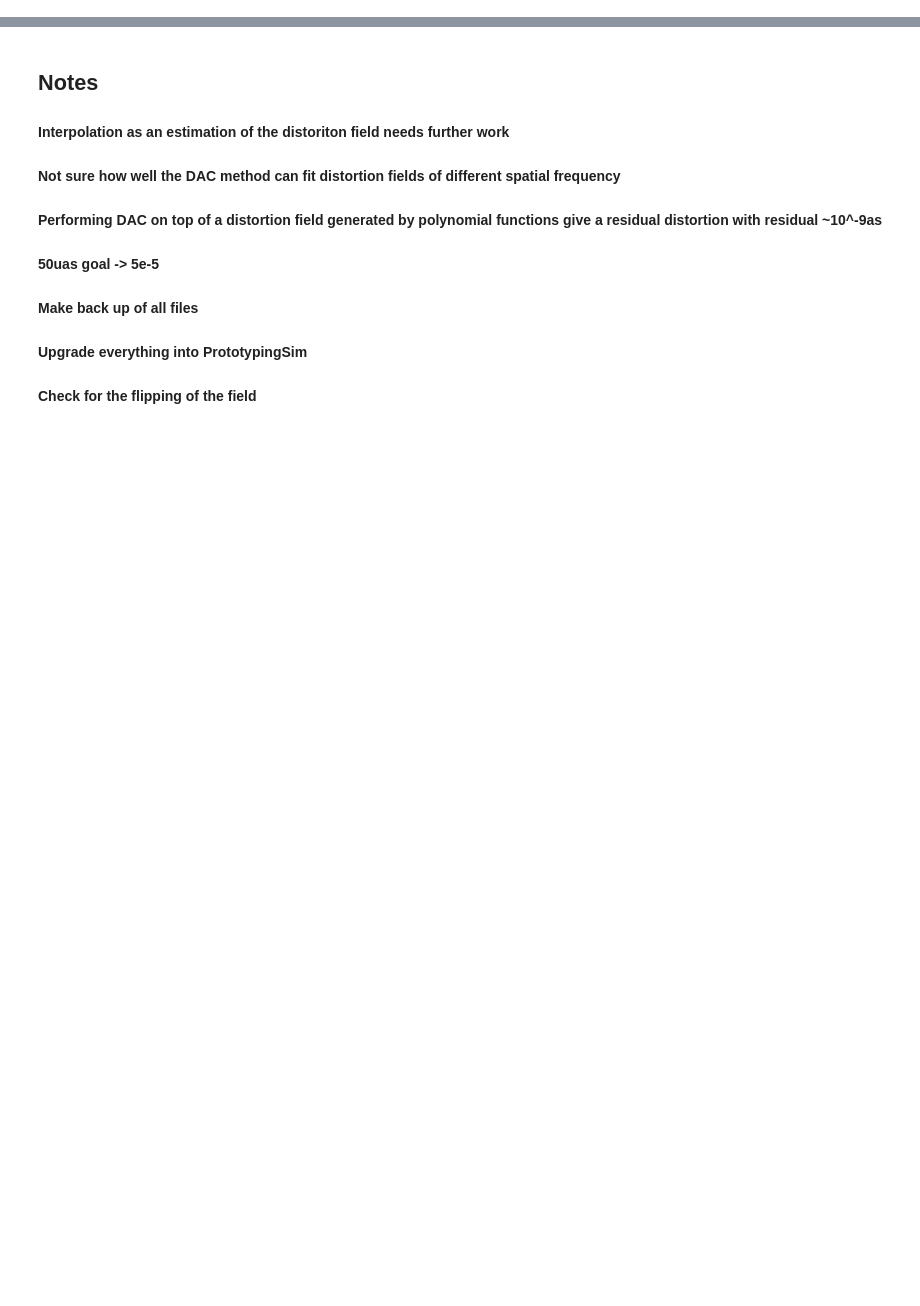
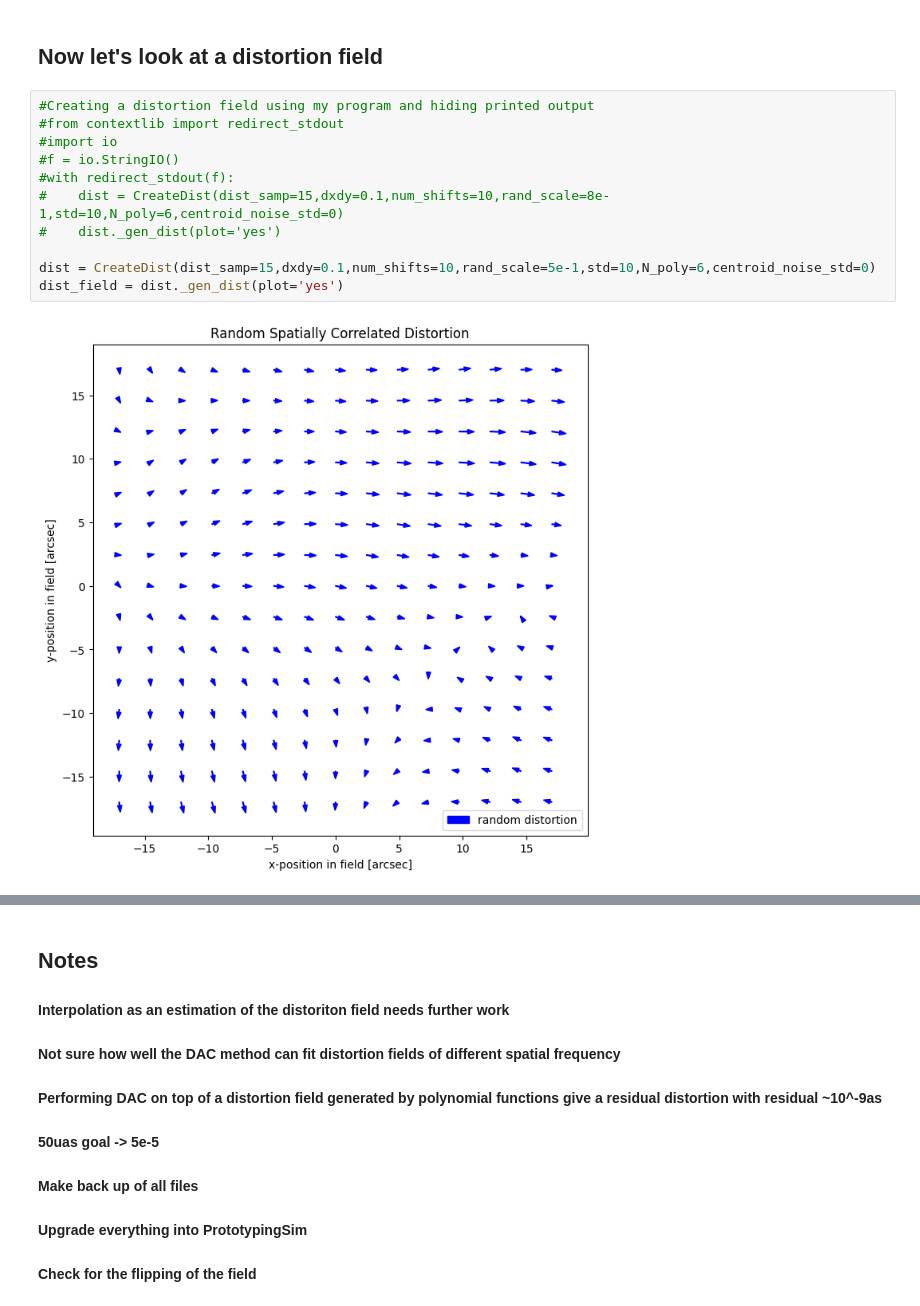
Before and after one commit to DendrobiNakamura/Astrometric-Calibration-Work, a Jupyter notebook: RecovDistortSim.ipynb, the cells around one changed output, grey strips where cells are left out. Drawn from its saved outputs; the diff is of its cells as text; blank space fills up the shorter version.

```diff
--- a/RecovDistortSim.ipynb
+++ b/RecovDistortSim.ipynb
@@ -30,0 +85,15 @@ sim = AstrocalibRead(data,corners,'C')
+# %% [markdown]
+## Now let's look at a distortion field
+# %%
+#Creating a distortion field using my program and hiding printed output
+#from contextlib import redirect_stdout
+#import io
+#f = io.StringIO()
+#with redirect_stdout(f):
+#    dist = CreateDist(dist_samp=15,dxdy=0.1,num_shifts=10,rand_scale=8e-1,std=10,N_poly=6,centroid_noise_std=0)
+#    dist._gen_dist(plot='yes')
+
+dist = CreateDist(dist_samp=15,dxdy=0.1,num_shifts=10,rand_scale=5e-1,std=10,N_poly=6,centroid_noise_std=0)
+dist_field = dist._gen_dist(plot='yes')
+# %% [output]
+[figure, added]
```
Also changed, not shown: parts of 20 cells of this notebook, 1 other file.
